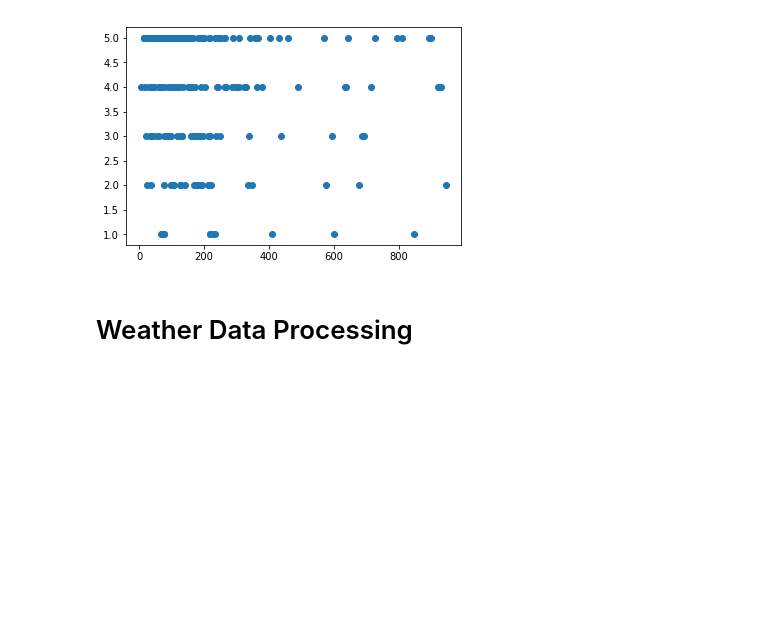
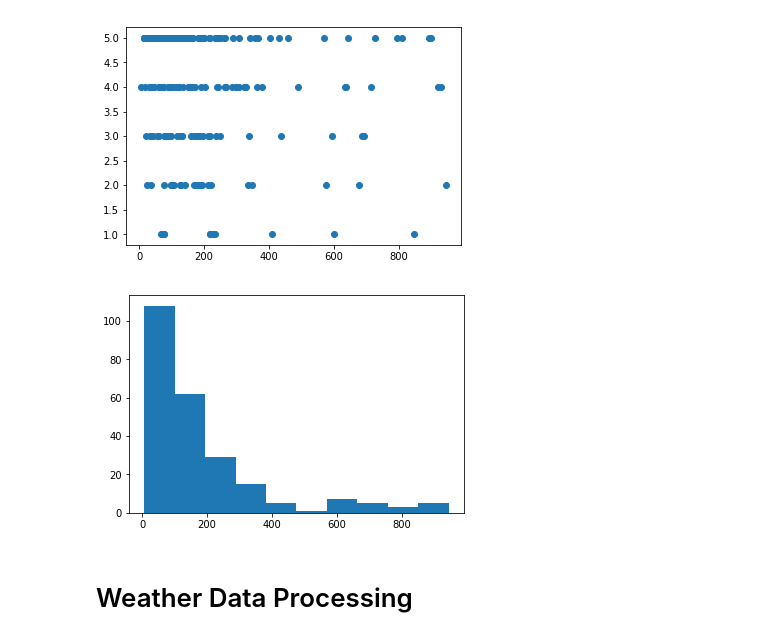
Before and after one commit to JunanQu/YELP-, a Jupyter notebook: 2950_final-2.ipynb, the cells around one changed output. Drawn from its saved outputs; the diff is of its cells as text; code cells hidden in the pictures; blank space fills up the shorter version.

```diff
--- a/2950_final-2.ipynb
+++ b/2950_final-2.ipynb
@@ -175,6 +177,11 @@ plt.scatter(yelp_data["Count"],yelp_data["Rating"])
 plt.show()
 # %% [output]
 [figure]
+# %%
+plt.hist(yelp_data["Count"])
+plt.show()
+# %% [output]
+[figure, added]
 # %% [markdown]
 # Weather Data Processing
 # %%
```
Also changed, not shown: parts of 1 cell of this notebook.
